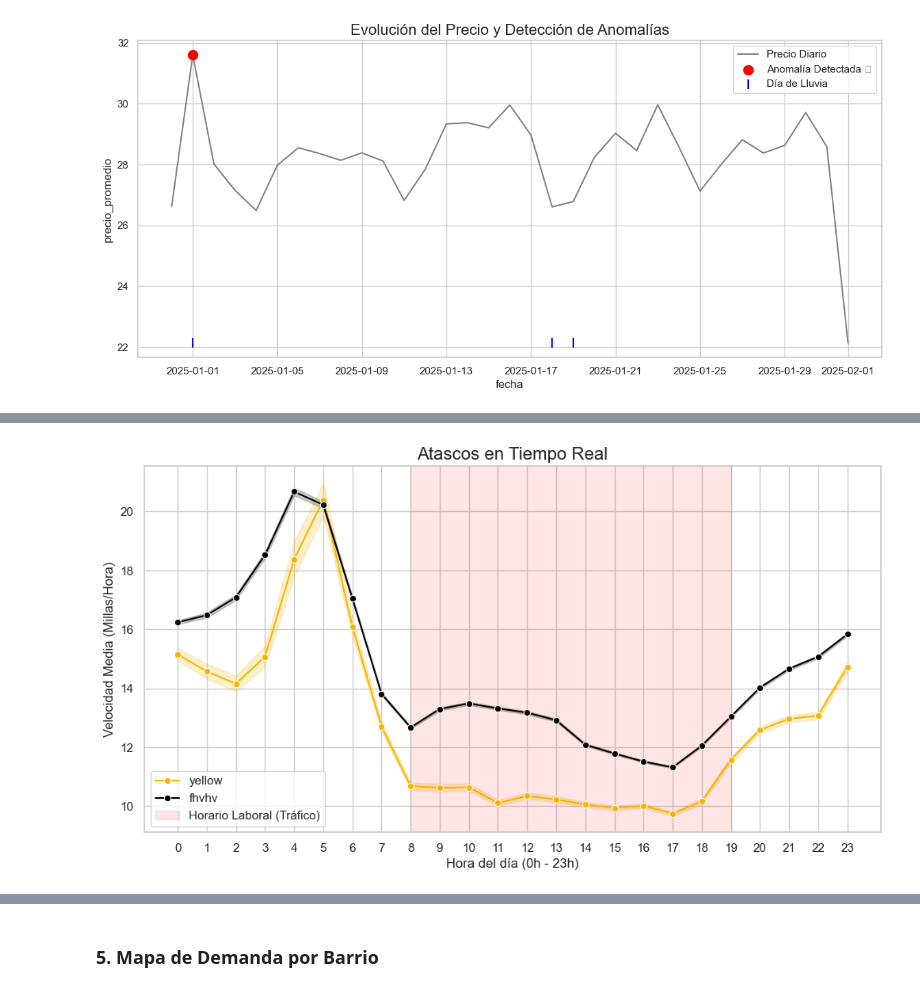
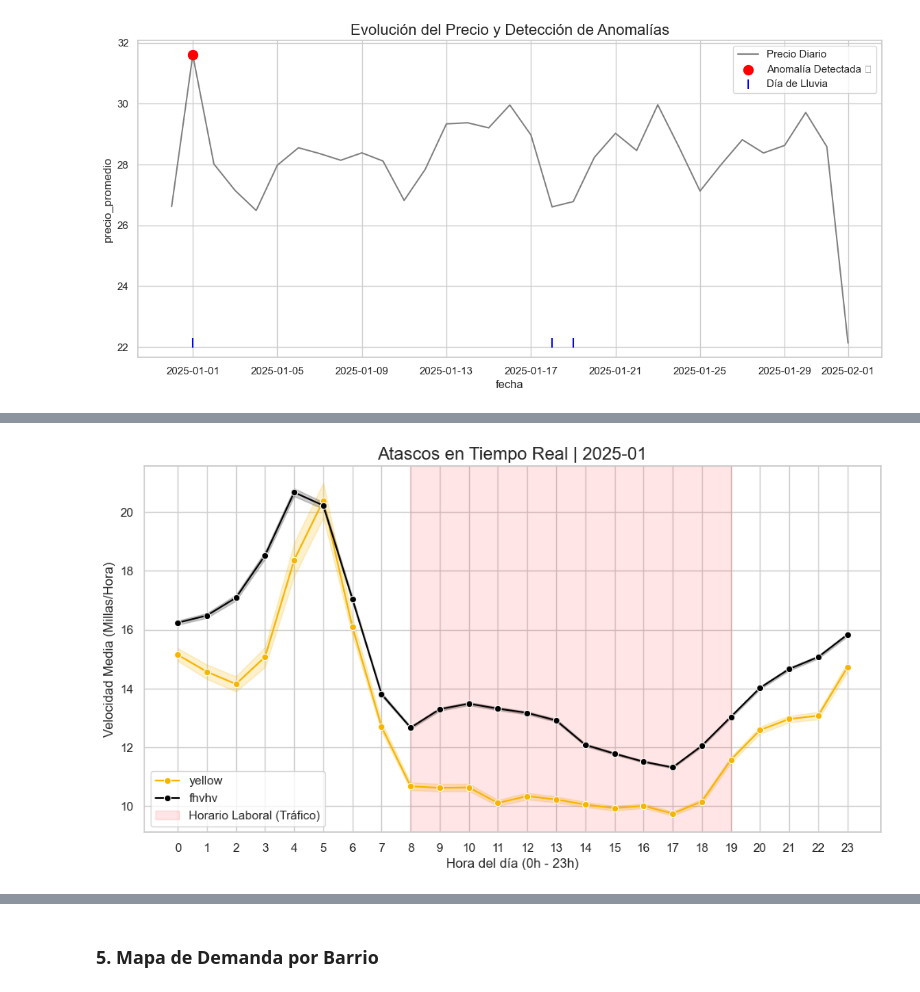
Before and after one commit to carmengranadosv/PD2-conducIA, a Jupyter notebook: src/analysis/1_data_analysis.ipynb, the cells around one changed output, grey strips where cells are left out. Cells and saved outputs as stored; diff of their text form; code cells hidden in the pictures.

```diff
--- a/src/analysis/1_data_analysis.ipynb
+++ b/src/analysis/1_data_analysis.ipynb
@@ -441,29 +529,29 @@ plt.show()
 # %%
 # Preparación de datos temporales
 df['hora'] = df['fecha_inicio'].dt.hour
 df['dia_semana'] = df['fecha_inicio'].dt.day_name()
 
 # Calcular velocidad media (mph) = Distancia / (Minutos/60)
 # Filtramos viajes muy cortos
 df_speed = df[df.duracion_min > 5].copy()
 df_speed['velocidad_mph'] = df_speed['distancia'] / (df_speed['duracion_min'] / 60)
 
 # --- LA VELOCIDAD DE LA CIUDAD ---
 plt.figure(figsize=(12, 6))
 sns.lineplot(
     data=df_speed,
     x='hora',
     y='velocidad_mph',
     hue='tipo_vehiculo',
     palette=['#F7B500', 'black'],
     marker="o"
 )
-plt.title("Atascos en Tiempo Real", fontsize=16)
+plt.title(f"Atascos en Tiempo Real | {ANIO_ANALISIS}-{MES_ANALISIS}", fontsize=16)
 plt.xlabel("Hora del día (0h - 23h)")
 plt.ylabel("Velocidad Media (Millas/Hora)")
 plt.xticks(range(0, 24))
 plt.axvspan(8, 19, color='red', alpha=0.1, label='Horario Laboral (Tráfico)') # Zona de tráfico
 plt.legend()
 plt.show()
 # %% [output]
-[figure, old version]
+[figure, new version]
```
Also changed, not shown: parts of 7 cells of this notebook.
